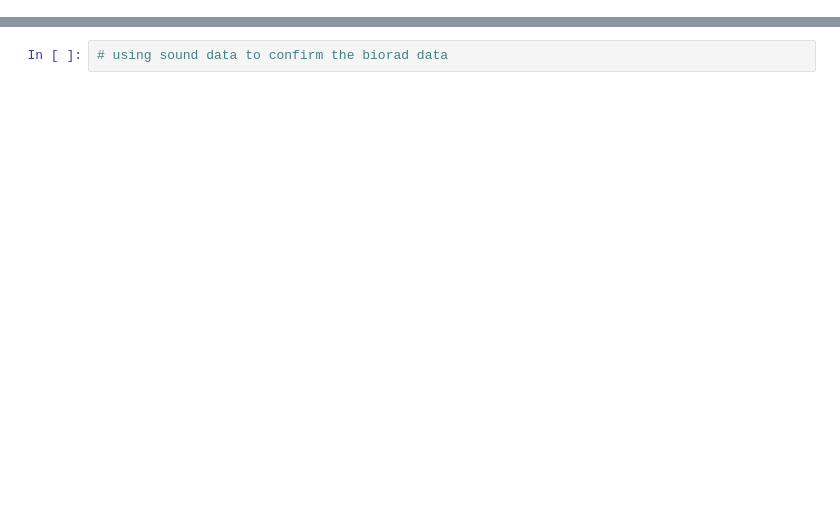
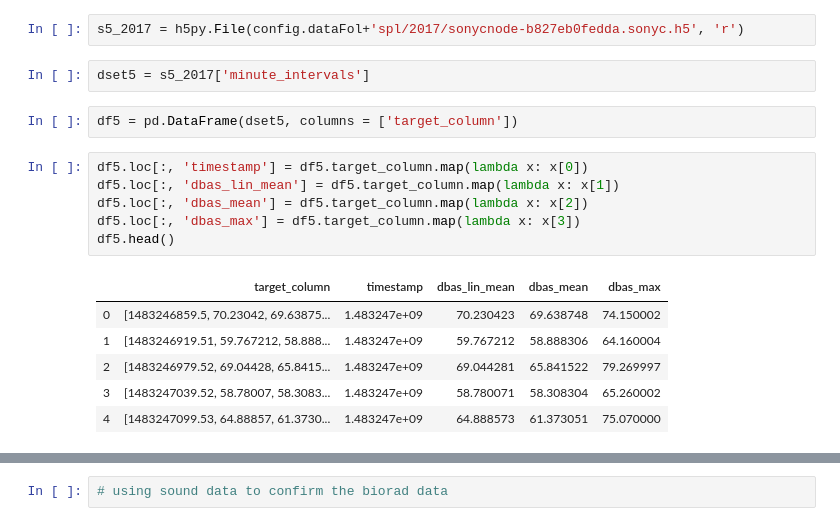
Before and after one commit to meiguan/urban_birds, a Jupyter notebook: explore/exploring_spl_data.ipynb, the cells around one changed output, grey strips where cells are left out. Drawn from its saved outputs; the diff is of its cells as text; blank space fills up the shorter version.

```diff
--- a/explore/exploring_spl_data.ipynb
+++ b/explore/exploring_spl_data.ipynb
@@ -42,0 +274,19 @@ datetime.datetime.fromtimestamp(h5['minute_intervals'][0][0]).strftime('%Y-%m-%d
+# %%
+s5_2017 = h5py.File(config.dataFol+'spl/2017/sonycnode-b827eb0fedda.sonyc.h5', 'r')
+# %%
+dset5 = s5_2017['minute_intervals']
+# %%
+df5 = pd.DataFrame(dset5, columns = ['target_column'])
+# %%
+df5.loc[:, 'timestamp'] = df5.target_column.map(lambda x: x[0])
+df5.loc[:, 'dbas_lin_mean'] = df5.target_column.map(lambda x: x[1])
+df5.loc[:, 'dbas_mean'] = df5.target_column.map(lambda x: x[2])
+df5.loc[:, 'dbas_max'] = df5.target_column.map(lambda x: x[3])
+df5.head()
+# %% [output]
+|  | target_column | timestamp | dbas_lin_mean | dbas_mean | dbas_max |
+| 0 | [1483246859.5, 70.23042, 69.63875... | 1.483247e+09 | 70.230423 | 69.638748 | 74.150002 |
+| 1 | [1483246919.51, 59.767212, 58.888... | 1.483247e+09 | 59.767212 | 58.888306 | 64.160004 |
+| 2 | [1483246979.52, 69.04428, 65.8415... | 1.483247e+09 | 69.044281 | 65.841522 | 79.269997 |
+| 3 | [1483247039.52, 58.78007, 58.3083... | 1.483247e+09 | 58.780071 | 58.308304 | 65.260002 |
+| 4 | [1483247099.53, 64.88857, 61.3730... | 1.483247e+09 | 64.888573 | 61.373051 | 75.070000 |
```
Also changed, not shown: parts of 72 cells of this notebook, 1 other file.
